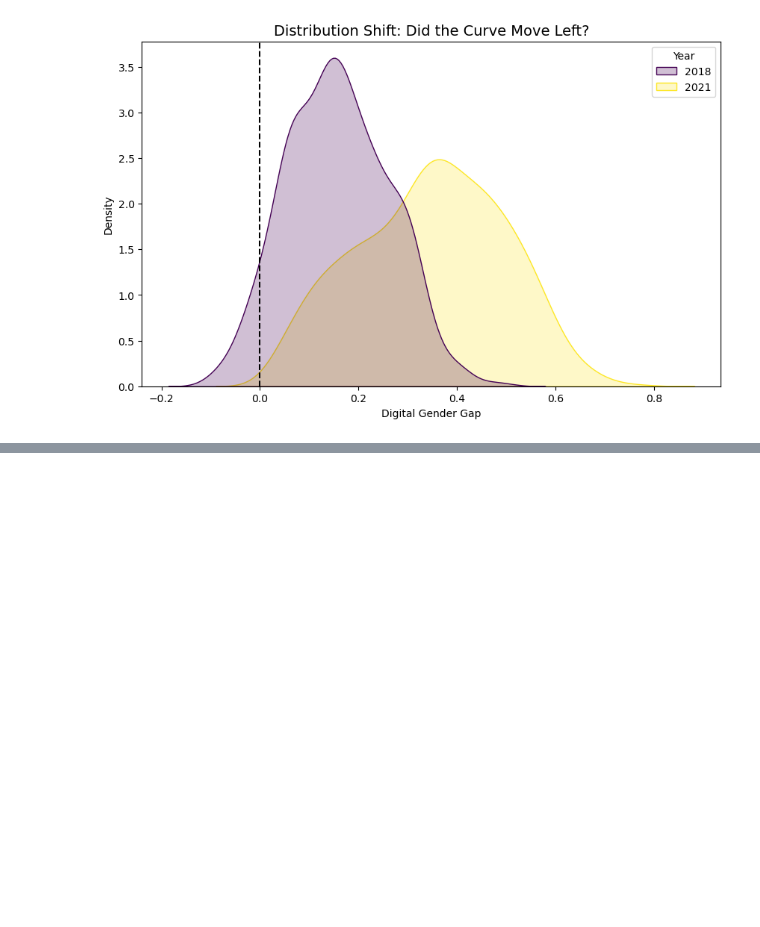
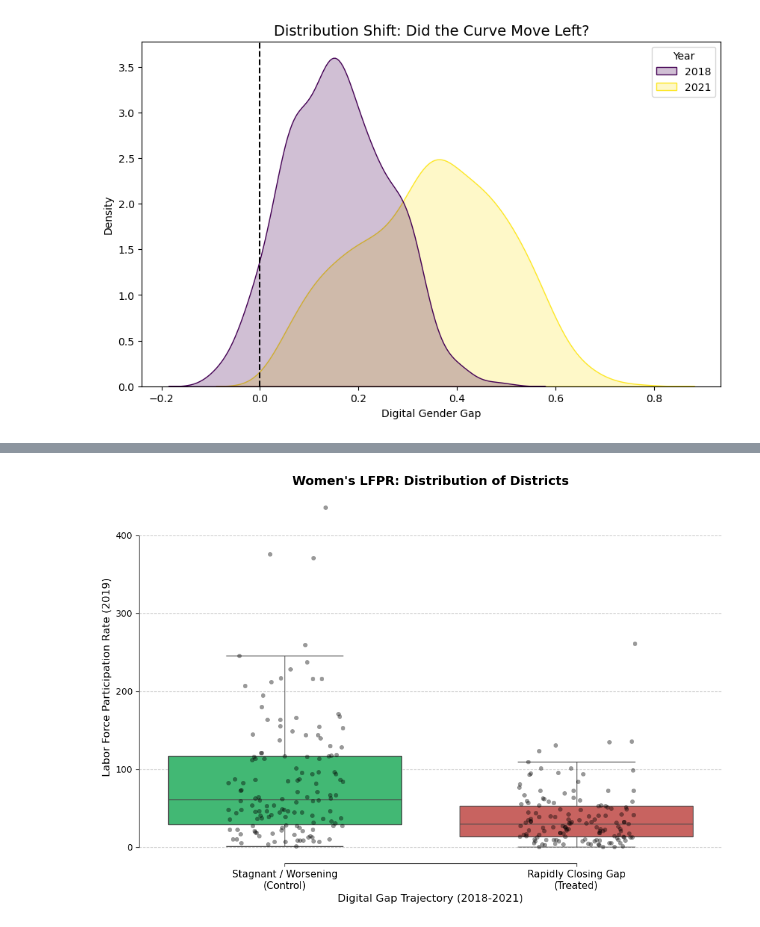
Before and after one commit to soumyeet/microecondev, a Jupyter notebook: tgif.ipynb, the cells around one changed output, grey strips where cells are left out. Cells and saved outputs as stored; diff of their text form; code cells hidden in the pictures; blank space fills up the shorter version.

```diff
--- a/tgif.ipynb
+++ b/tgif.ipynb
@@ -803,0 +944,53 @@ CONCLUSION: No significant change observed over time.
+# %%
+import pandas as pd
+import seaborn as sns
+import matplotlib.pyplot as plt
+
+# ==========================================
+# 1. ENSURE DATA TYPE MATCHES (The Fix)
+# ==========================================
+# Force the column to be Strings ('0', '1') so it matches the palette keys
+reg_df['treated_quartile'] = reg_df['treated_quartile'].astype(int).astype(str)
+
+# ==========================================
+# 2. VISUALIZATION
+# ==========================================
+plt.figure(figsize=(10, 7))
+
+# Define Palette with STRING keys
+my_palette = {'0': "#d9534f", '1': "#2ecc71"}
+
+# --- LAYER 1: The Box Plot ---
+# Note: We added hue='treated_quartile' to satisfy Seaborn's new requirements
+ax = sns.boxplot(data=reg_df, x='treated_quartile', y='LFPR',
+                 hue='treated_quartile',  # Required for palette to work reliably
+                 palette=my_palette,
+                 showfliers=False,        # Hide default outliers
+                 dodge=False)             # Prevent boxes from shrinking
+
+# --- LAYER 2: The Dots (Strip Plot) ---
+sns.stripplot(data=reg_df, x='treated_quartile', y='LFPR',
+              color='black',
+              alpha=0.4,
+              jitter=0.2,
+              size=5)
+
+# --- COSMETICS ---
+# Reset x-tick labels to be readable (since data is now "0", "1")
+plt.xticks([0, 1], ['Stagnant / Worsening\n(Control)', 'Rapidly Closing Gap\n(Treated)'], fontsize=11)
+
+plt.title("Women's LFPR: Distribution of Districts", fontsize=14, fontweight='bold')
+plt.ylabel("Labor Force Participation Rate (2019)", fontsize=12)
+plt.xlabel("Digital Gap Trajectory (2018-2021)", fontsize=12)
+
+# Remove the automatic legend created by 'hue' (since x-axis labels are enough)
+plt.legend([],[], frameon=False)
+
+# Add grid
+ax.yaxis.grid(True, linestyle='--', alpha=0.7)
+sns.despine(trim=True)
+
+plt.tight_layout()
+plt.show()
+# %% [output]
+[figure, added]
```
Also changed, not shown: parts of 8 cells of this notebook, 10 other files.
